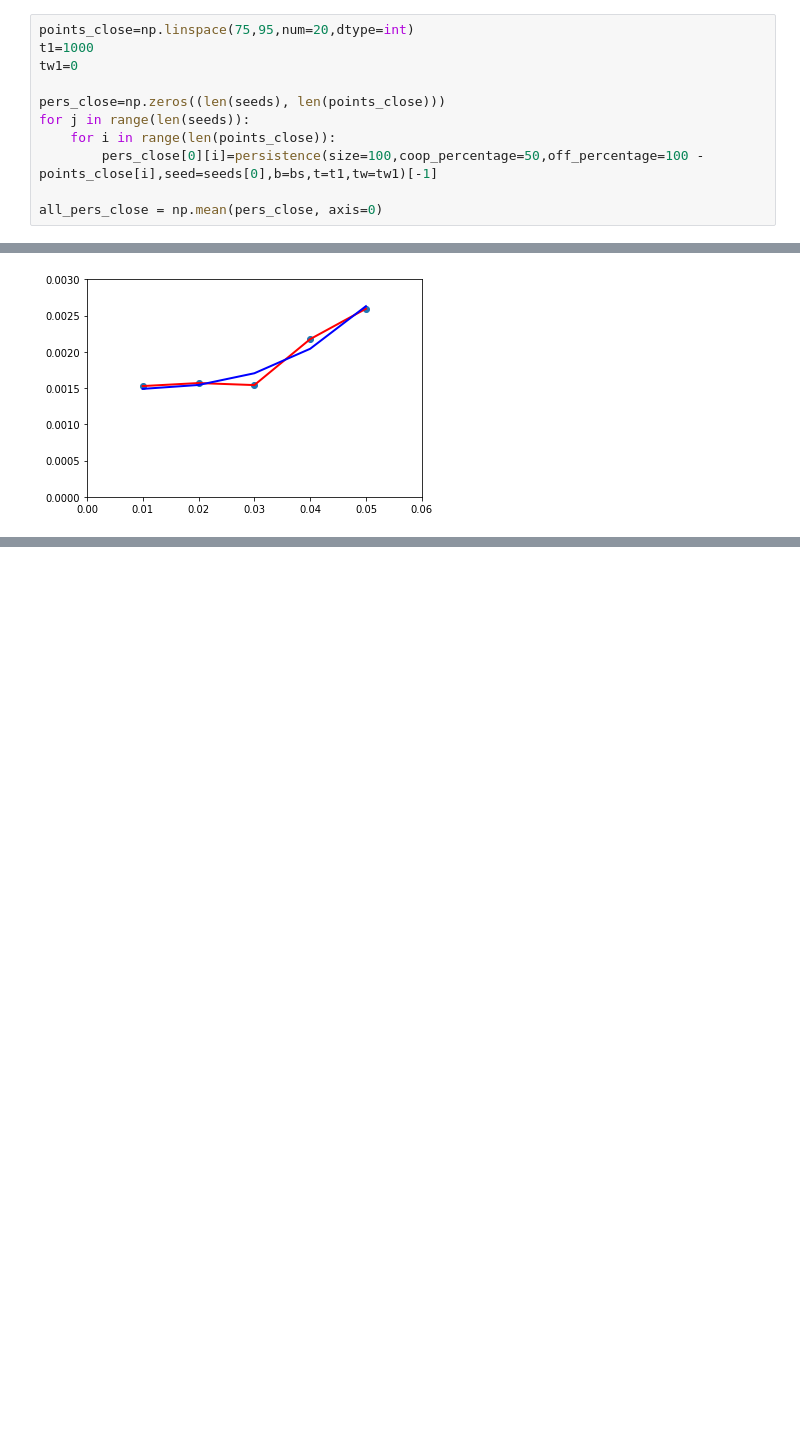
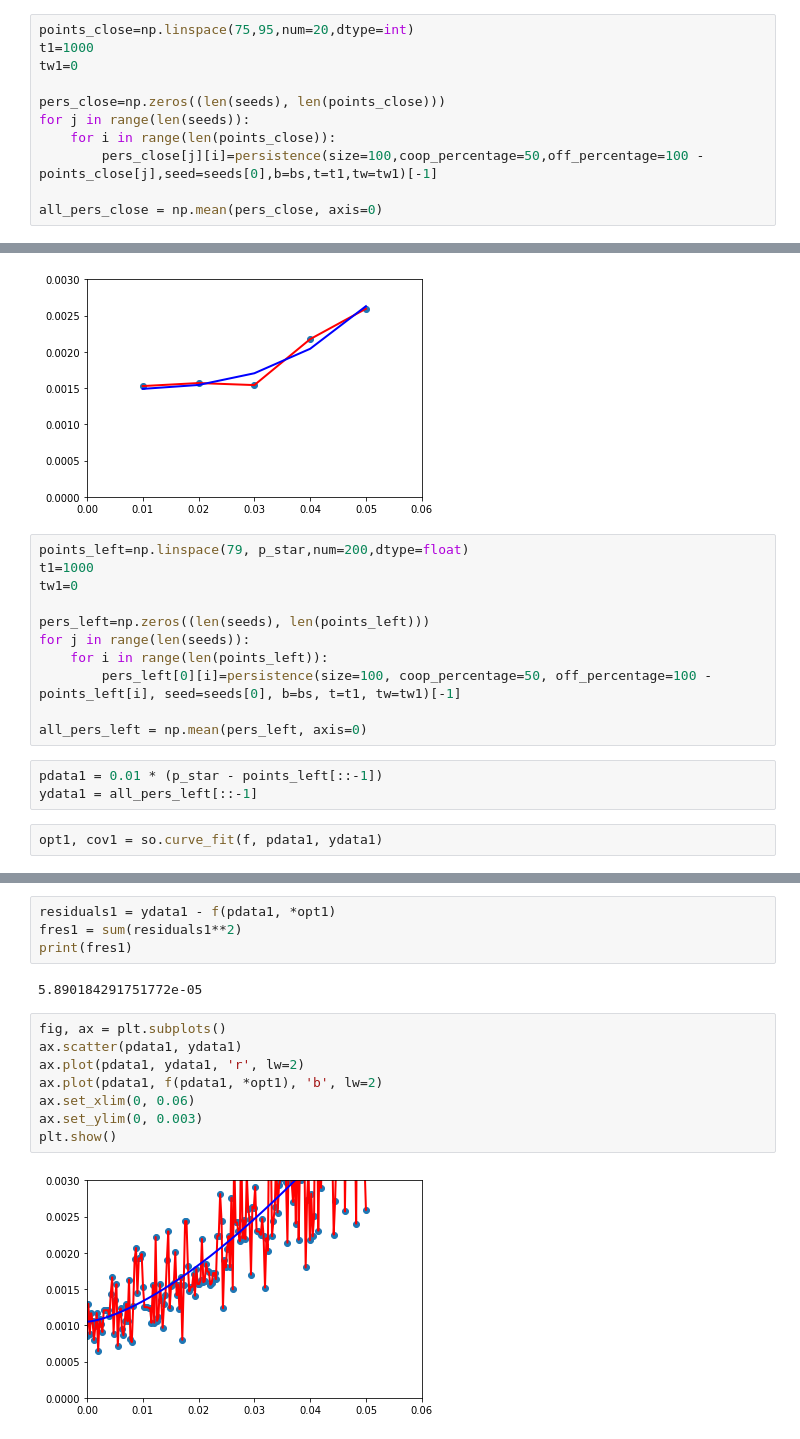
Before and after one commit to bu147/spatial-games-square-grid, a Jupyter notebook: site disorder crit.ipynb, the cells around one changed output, grey strips where cells are left out. Saved outputs shown, nothing was run; the diff lists cells and outputs as text; blank space fills up the shorter version.

```diff
--- a/site disorder crit.ipynb
+++ b/site disorder crit.ipynb
@@ -199,7 +199,7 @@ tw1=0
 pers_close=np.zeros((len(seeds), len(points_close)))
 for j in range(len(seeds)):
     for i in range(len(points_close)):
-        pers_close[0][i]=persistence(size=100,coop_percentage=50,off_percentage=100 - points_close[i],seed=seeds[0],b=bs,t=t1,tw=tw1)[-1]
+        pers_close[j][i]=persistence(size=100,coop_percentage=50,off_percentage=100 - points_close[j],seed=seeds[0],b=bs,t=t1,tw=tw1)[-1]
 
 all_pers_close = np.mean(pers_close, axis=0)
 # %%
@@ -264,3 +264,19 @@ ax.set_ylim(0, 0.003)
 plt.show()
 # %% [output]
 [figure]
+# %%
+points_left=np.linspace(79, p_star,num=200,dtype=float)
+t1=1000
+tw1=0
+
+pers_left=np.zeros((len(seeds), len(points_left)))
+for j in range(len(seeds)):
+    for i in range(len(points_left)):
+        pers_left[0][i]=persistence(size=100, coop_percentage=50, off_percentage=100 - points_left[i], seed=seeds[0], b=bs, t=t1, tw=tw1)[-1]
+
+all_pers_left = np.mean(pers_left, axis=0)
+# %%
+pdata1 = 0.01 * (p_star - points_left[::-1])
+ydata1 = all_pers_left[::-1]
+# %%
+opt1, cov1 = so.curve_fit(f, pdata1, ydata1)
@@ -266,0 +292,16 @@ plt.show()
+# %%
+residuals1 = ydata1 - f(pdata1, *opt1)
+fres1 = sum(residuals1**2)
+print(fres1)
+# %% [output]
+5.890184291751772e-05
+# %%
+fig, ax = plt.subplots()
+ax.scatter(pdata1, ydata1)
+ax.plot(pdata1, ydata1, 'r', lw=2)
+ax.plot(pdata1, f(pdata1, *opt1), 'b', lw=2)
+ax.set_xlim(0, 0.06)
+ax.set_ylim(0, 0.003)
+plt.show()
+# %% [output]
+[figure, added]
```
Also changed, not shown: parts of 3 cells of this notebook.
